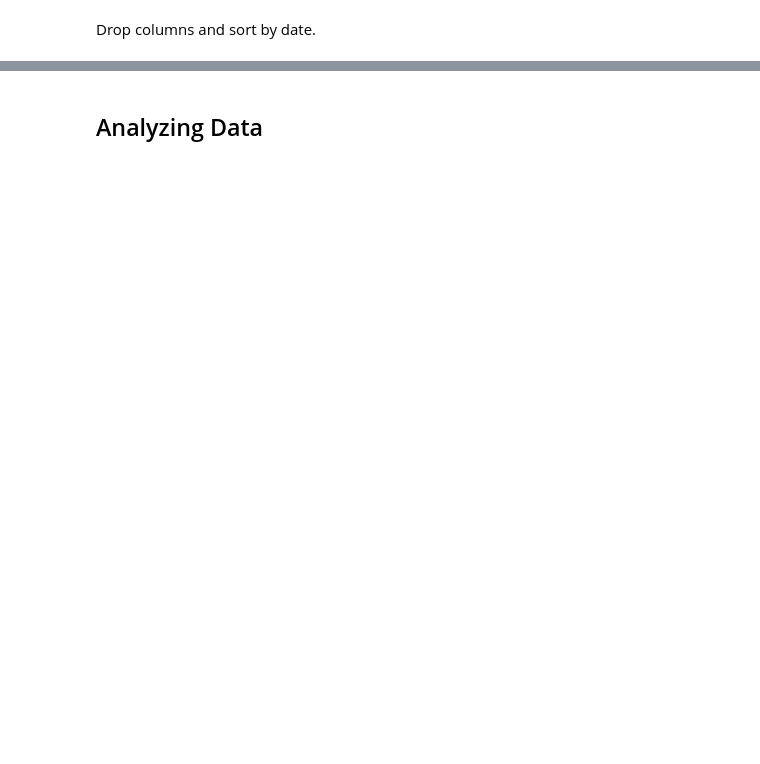
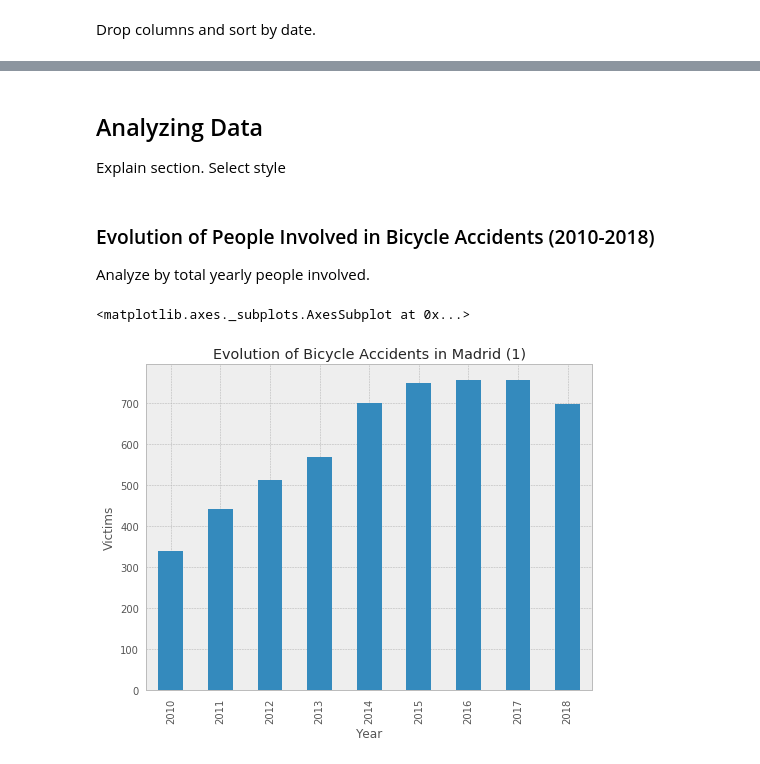
Before and after one commit to gontzalm/madrid-bicycle-accidents, a Jupyter notebook: notebooks/madrid_bicycle_accidents.ipynb, the cells around one changed output, grey strips where cells are left out. Saved outputs shown, nothing was run; the diff lists cells and outputs as text; code cells hidden in the pictures; blank space fills up the shorter version.

Commit message:
Started analysis section

```diff
--- a/notebooks/madrid_bicycle_accidents.ipynb
+++ b/notebooks/madrid_bicycle_accidents.ipynb
@@ -125,11 +206,11 @@ Lets suppose in those days the road was dry and clean:
 # %%
 df.loc[(df["Road: Wet"] == "No") & (df["Road: Oil"] == "No") & (df["Road: Mud"] == "No") & (df["Road: Gravel"] == "No") & (df["Road: Ice"] == "No") & (df["Road: Dry and clean"] == "No"), "Road: Dry and clean"] = "Yes"
 
-df["Road condition"] = df.apply(lambda row: row.iloc[10:16][row.iloc[10:16] == "Yes"].index[0].split(" ", maxsplit=1)[-1], axis="columns")
+df["Road Condition"] = df.apply(lambda row: row.iloc[10:16][row.iloc[10:16] == "Yes"].index[0].split(" ", maxsplit=1)[-1], axis="columns")
 # %% [markdown]
 now we can drop this columns:
 # %%
-df.drop(columns=df.columns[5:16], inplace=True)
+df.drop(columns=df.loc[:, "Weather: Ice":"Road: Dry and clean"].columns, inplace=True)
 # %% [markdown]
 #### Creating a *PeriodIndex*
 The *Date* column is already in datetime64 type:
@@ -160,4 +280,4 @@ df.index
 Drop columns and sort by date.
 # %%
 df.drop(columns=["Date", "Hour"], inplace=True)
-df.sort_index()
+df.sort_index(inplace=True)
@@ -164,2 +298,21 @@ df.sort_index()
 # %% [markdown]
 ## Analyzing Data
+Explain section. Select style
+# %%
+%matplotlib inline
+plt.style.use("bmh")
+mpl.rc("figure", figsize=(8, 6))
+# %% [markdown]
+### Evolution of People Involved in Bicycle Accidents (2010-2018)
+Analyze by total yearly people involved.
+# %%
+# Count victims per year
+vict_per_year = df["District"].resample("A").count()
+# Plot the data
+fig = plt.figure()
+ax = plt.axes()
+ax.set(title="Evolution of Bicycle Accidents in Madrid (1)", xlabel="Year", ylabel="Victims")
+vict_per_year.plot(ax=ax, kind="bar")
+# %% [output]
+<matplotlib.axes._subplots.AxesSubplot at 0x...>
+[figure, added]
```
Also changed, not shown: parts of 29 cells of this notebook.
